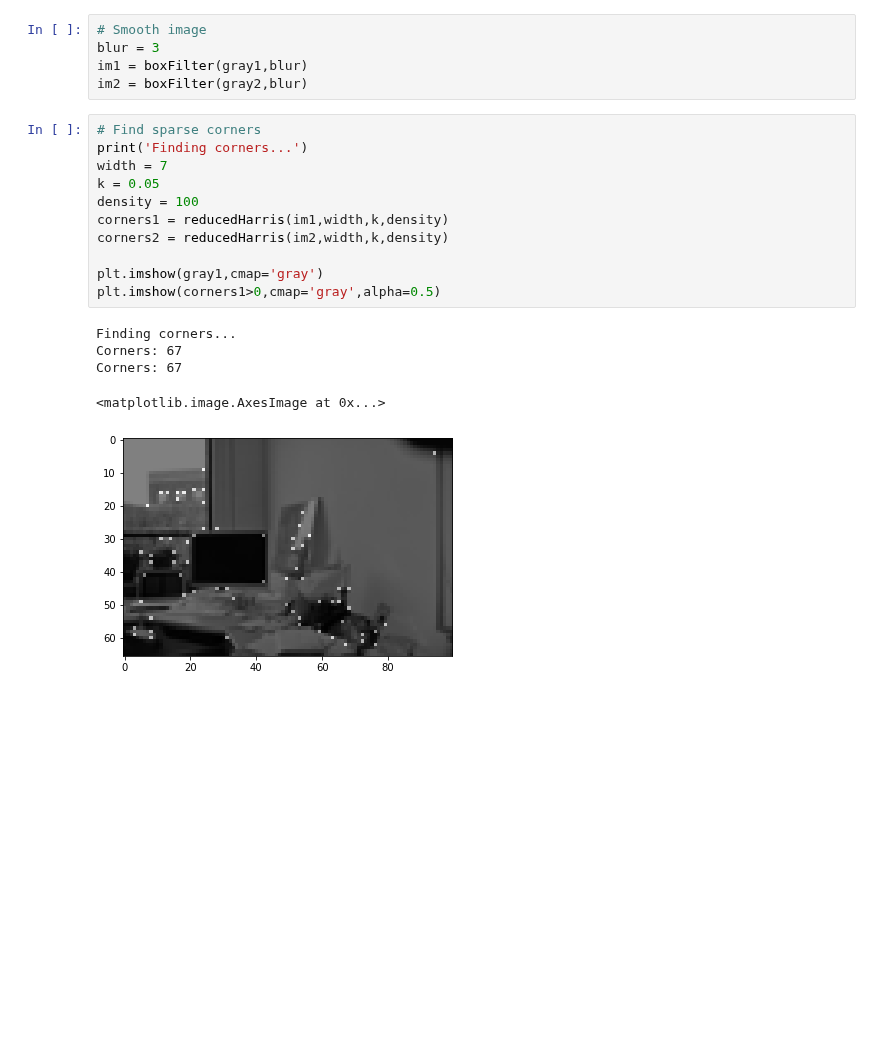
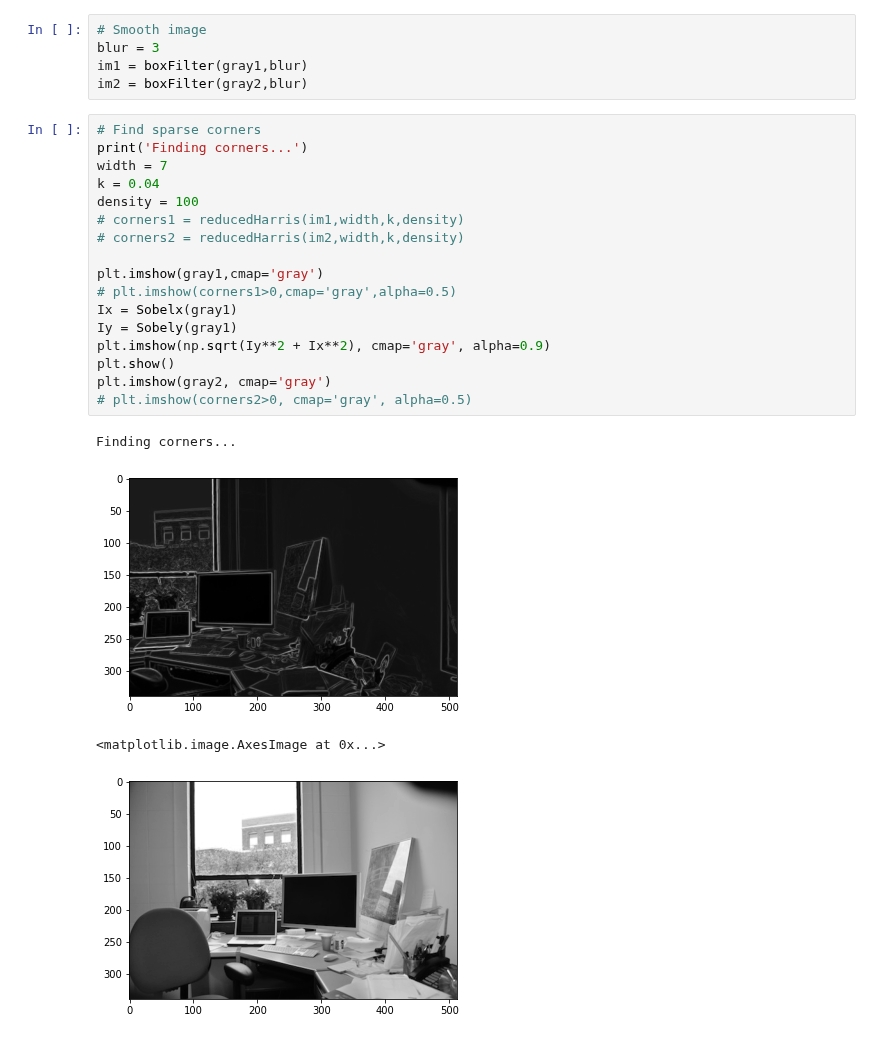
Before and after one commit to Tsmorz/computer-vision, a Jupyter notebook: Project 2/HarrisCorners.ipynb, the cells around one changed output. Cells and saved outputs as stored; diff of their text form; blank space fills up the shorter version.

```diff
--- a/Project 2/HarrisCorners.ipynb
+++ b/Project 2/HarrisCorners.ipynb
@@ -277,20 +280,25 @@ im2 = boxFilter(gray2,blur)
 # %%
 # Find sparse corners
 print('Finding corners...')
 width = 7
-k = 0.05
+k = 0.04
 density = 100
-corners1 = reducedHarris(im1,width,k,density)
-corners2 = reducedHarris(im2,width,k,density)
+# corners1 = reducedHarris(im1,width,k,density)
+# corners2 = reducedHarris(im2,width,k,density)
 
 plt.imshow(gray1,cmap='gray')
-plt.imshow(corners1>0,cmap='gray',alpha=0.5)
+# plt.imshow(corners1>0,cmap='gray',alpha=0.5)
+Ix = Sobelx(gray1)
+Iy = Sobely(gray1)
+plt.imshow(np.sqrt(Iy**2 + Ix**2), cmap='gray', alpha=0.9)
+plt.show()
+plt.imshow(gray2, cmap='gray')
+# plt.imshow(corners2>0, cmap='gray', alpha=0.5)
 # %% [output]
 Finding corners...
-Corners: 67
-Corners: 67
+[figure, new version]
 <matplotlib.image.AxesImage at 0x...>
-[figure, old version]
+[figure, added]
 # %%
 # Find matches
 print('Finding matches...')
```
Also changed, not shown: parts of 14 cells of this notebook, 2 other files.
